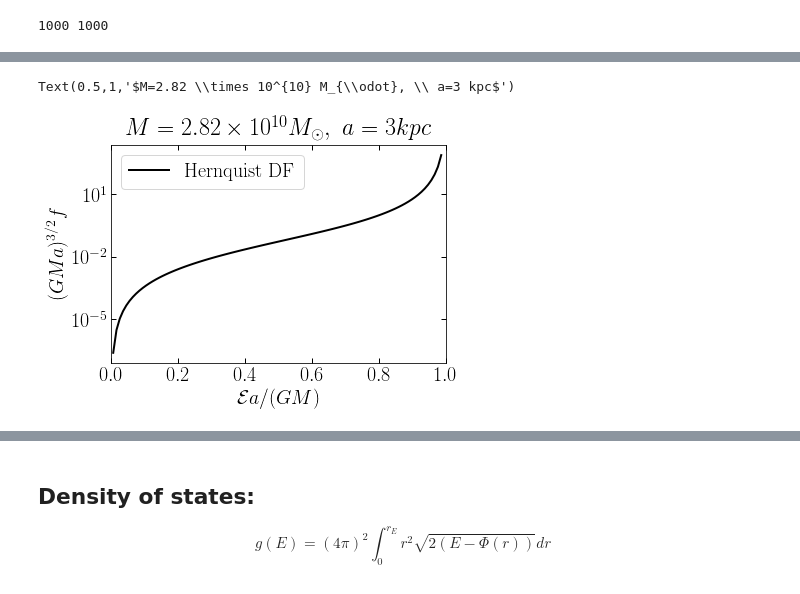
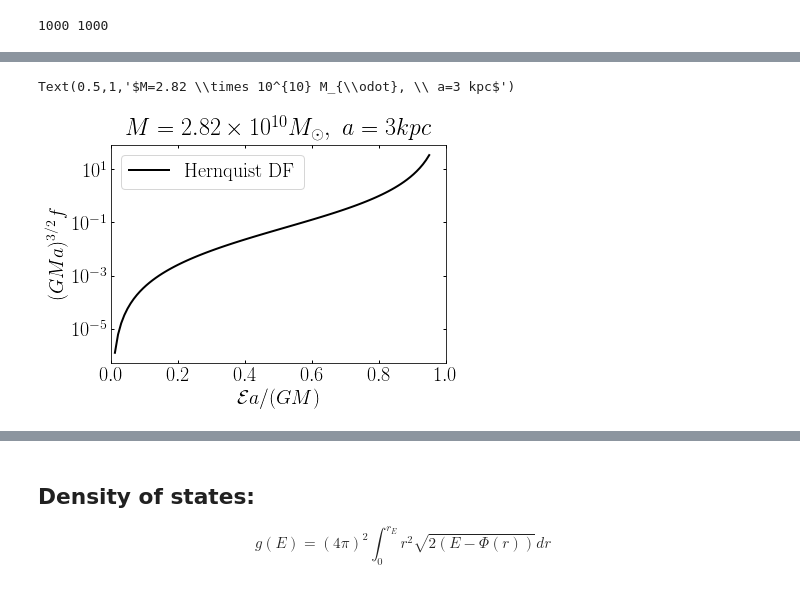
Before and after one commit to chervs/tracers_triaxial, a Jupyter notebook: test_Stracers.ipynb, the cells around one changed output, grey strips where cells are left out. Drawn from its saved outputs; the diff is of its cells as text; code cells hidden in the pictures.

```diff
--- a/test_Stracers.ipynb
+++ b/test_Stracers.ipynb
@@ -84,7 +81,7 @@ def all_host_particles(xyz, vxyz, pids, pot, mass, N_host_particles):
     host_ids = np.where(pids<N_cut)[0]
     return xyz[host_ids], vxyz[host_ids], pids[host_ids], pot[host_ids], mass[host_ids]
 # %%
-def energies(r_part, Ep, v, n_rbins, n_ebins):
+def energies(r_part, Ep, v, m, n_rbins, n_ebins):
     r"""
 
     Parameters:
@@ -116,12 +113,17 @@ def energies(r_part, Ep, v, n_rbins, n_ebins):
     G = 4.30071e-6 # Gadget units
     nbins_coarsed = 20
     E_k = 0.5*v**2 # Kinetic energy / mass.
+    Ep = Ep - G*m*len(r)/np.max(r)
     E = E_k + Ep
+    shift_energy = 0#-np.min(Ep)
+    E += shift_energy
+    Ep += shift_energy
+
     epsilon = (-1.0)*E
 
+
     # Binning the data in logarithmic bins in radius
-    # Should I need to worried about centering the bin?
-    # yes if you are going to interpolate.
+
 
     rbins = np.logspace(np.min(np.log10(r_part)), np.max(np.log10(r_part)), nbins_coarsed)
     # spaced between rbins
@@ -141,6 +143,9 @@ def energies(r_part, Ep, v, n_rbins, n_ebins):
         else:
             pot[i] = np.mean(Ep[index_bins])
 
+    E-=shift_energy
+    epsilon-=shift_energy
+    pot-=shift_energy
 
     f_interp_pot = interp1d(rbins[:-1]+dr, pot, kind='cubic')
     r_interp = np.linspace(rbins[0]+dr[0], rbins[-2]+dr[-2], n_rbins)
@@ -150,17 +155,26 @@ def energies(r_part, Ep, v, n_rbins, n_ebins):
 
 
     #Binning Energy for g(E) and f(E) (f(epsilon)) calculations
+
+
     Histo_E, Edges = np.histogram(E, bins=n_ebins)
     Histo_epsilon, epsedges = np.histogram(epsilon, bins=n_ebins)
 
     # Are these always positive?
-    dE = Edges[1]-Edges[0]
-    depsilon = epsedges[1]-epsedges[0]
+    dE = np.zeros(len(Edges-1))
+    for i in range(len(Edges)-1):
+        dE = Edges[i+1]-Edges[i]
+
+    depsilon = np.zeros(len(epsedges-1))
+    for i in range(len(epsedges)-1):
+        dE = epsedges[i+1]-epsedges[i]
 
     Edges = Edges + dE/2.
     epsedges = epsedges + depsilon/2.
 
 
+
+
     return r_interp, pot_interp, E, psi, Histo_E, Edges, Histo_epsilon, epsedges
 # %% [markdown]
 # Distribution function:
@@ -302,12 +317,12 @@ mass = readsnap(snapshot, 'mass', 'dm')
 Epp = readsnap(snapshot, 'pot', 'dm')
 ids = readsnap(snapshot, 'pid', 'dm')
 
-
+print(np.sum(mass))
 r = np.sqrt(pp[:,0]**2+pp[:,1]**2+pp[:,2]**2)
 
 # truncating the halo
 
-r_cut = index = np.where(r<100)[0]
+r_cut = index = np.where((r<300)& (r>0))[0]
 
 pp = pp[r_cut]
 r = r[r_cut]
@@ -317,6 +332,9 @@ Epp = Epp[r_cut]
 ids = ids[r_cut]
 
 v = np.sqrt(vv[:,0]**2 + vv[:,1]**2 + vv[:,2]**2)
+
+m_tr = np.sum(mass)*1E10
+print(m_tr)
 # %% [output]
 Returning DM    Positions
 Returning DM    Velocities
@@ -326,5 +346,5 @@ Returning DM    Particle IDs
 # %%
-rbins, pot, E, psi, Histo_E, Edges, Histo_epsilon, eps_edges = energies(r, Epp, v, 1000, 100)
+rbins, pot, E, psi, Histo_E, Edges, Histo_epsilon, eps_edges = energies(r, Epp, v, mass[0]*1E10, 1000, 100)
 # %%
 plot(eps_edges[:-1], Histo_epsilon)
 # %% [output]
@@ -388,17 +422,18 @@ Text(0,0.5,'$\\nu, d\\nu d\\Psi, d\\nu^2 d \\Psi^2$')
 # %%
-df_h = df_hernquist(eps_edges, 3, 2.82E10 )
 
-semilogy(eps_edges*3/(2.82E10*4.30071e-6), df_h*(2.82E10*4.30071e-6*3)**(3/2.), c='k', lw=2, label='Hernquist DF')
+df_h = df_hernquist(eps_edges, 3, m_tr)
+
+semilogy(eps_edges*3/(m_tr*4.30071e-6), df_h*(m_tr*4.30071e-6*3)**(3/2.), c='k', lw=2, label='Hernquist DF')
 xlabel(r'$\mathcal{E} a / (GM)$')
 ylabel(r'$(GMa)^{3/2} f$')
 xlim(0, 1)
 legend()
 title(r'$M=2.82 \times 10^{10} M_{\odot}, \ a=3 kpc$')
 
 ## Consistent with figure 4.2 in Binney and Tramaine.
 ## Using the energies from the DM particle of the N-body simulation
 # %% [output]
 Text(0.5,1,'$M=2.82 \\times 10^{10} M_{\\odot}, \\ a=3 kpc$')
-[figure, old version]
+[figure, new version]
 # %%
 df = distribution_function(psi_hr, dnu2_dpsi2_smooth, eps_edges)
```
Also changed, not shown: parts of 30 cells of this notebook.
